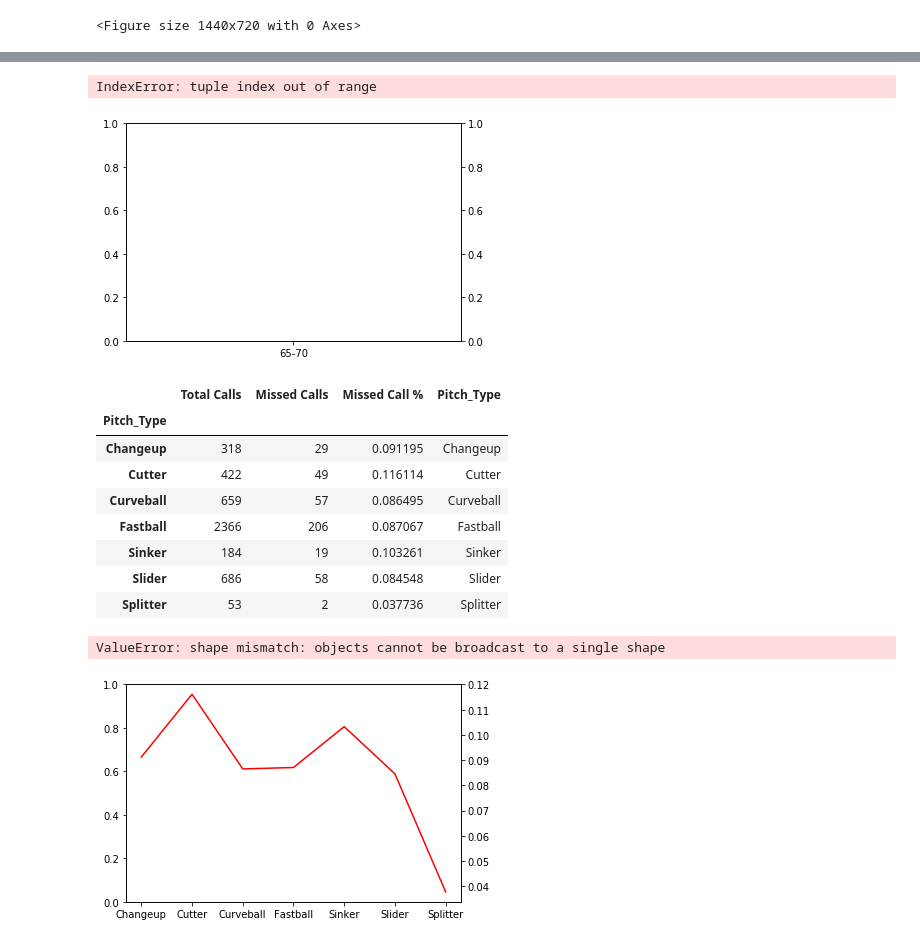
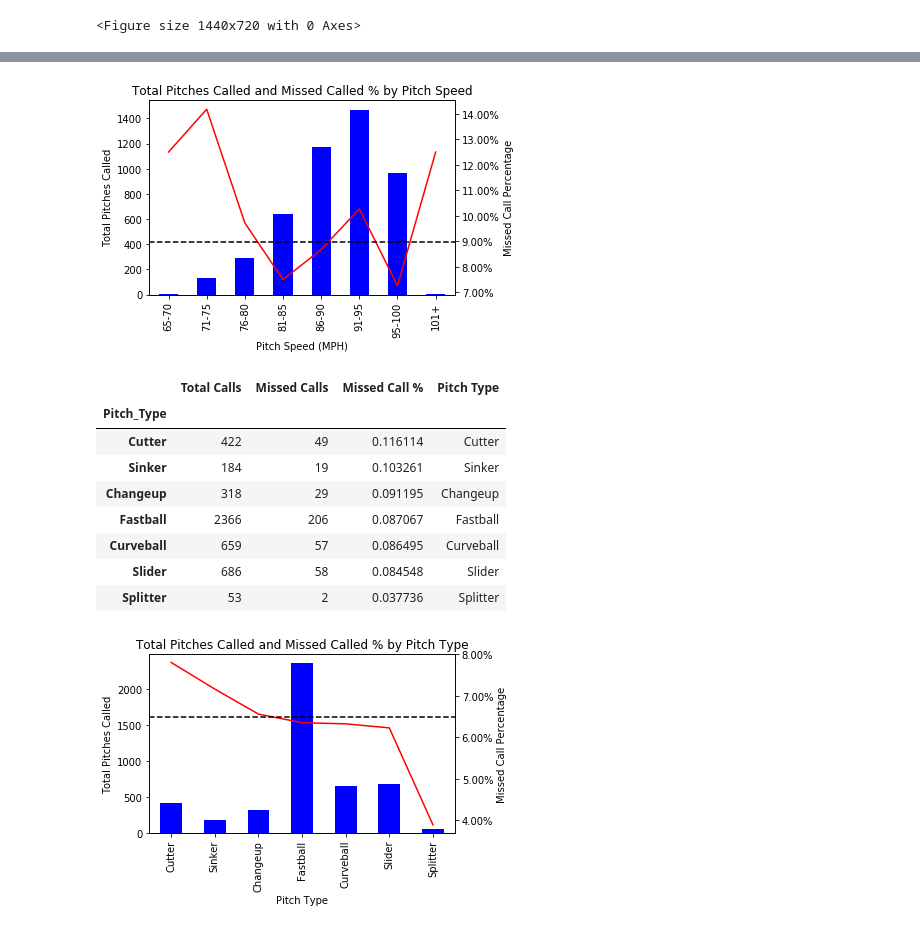
Before and after one commit to ForrestMcDougal/MLB-Postseason-Umpire-Analysis, a Jupyter notebook: Presentation_Charts.ipynb, the cells around one changed output, grey strips where cells are left out. Cells and saved outputs as stored; diff of their text form; code cells hidden in the pictures.

Commit message:
Data wrong on last chart, everythin else is good

```diff
--- a/Presentation_Charts.ipynb
+++ b/Presentation_Charts.ipynb
@@ -66,18 +66,18 @@ incrt_df = pitch_df.loc[pitch_df['Accurate'] == 0]
 home_inc = len(incrt_df.loc[incrt_df["Home/Away"] == "Home"])
 correct_df = pitch_df.loc[pitch_df["Accurate"]== 1]
 home_crt = len(correct_df.loc[correct_df["Home/Away"]=="Home"])
-home_crt_percent = home_crt / (home_inc + home_crt)
-home_inc_percent = 1 - home_crt_percent
+home_crt_percent = home_crt / (home_inc + home_crt) * 100
+home_inc_percent = (100 - home_crt_percent)
 
 away_inc = len(incrt_df.loc[incrt_df["Home/Away"]=="Away"])
 away_crt = len(correct_df.loc[correct_df["Home/Away"]=="Away"])
-away_crt_percent = away_crt / (away_crt + away_inc)
-away_inc_percent = 1 - away_crt_percent
+away_crt_percent = away_crt / (away_crt + away_inc) *100
+away_inc_percent = (100 - away_crt_percent)
 
 correct_calls = [away_crt_percent, home_crt_percent]
 incorrect_calls = [away_inc_percent, home_inc_percent]
 
-mean_line = pitch_df["Accurate"].mean()
+mean_line = pitch_df["Accurate"].mean() * 100
 mean_line_round = round(mean_line,4)
 
 fig = plt.figure()
@@ -90,13 +90,13 @@ p2 = plt.bar(ind, incorrect_calls, bottom = correct_calls)
 
 plt.ylabel("% of Correct Calls")
 plt.xticks(ind,("Away", "Home"))
-plt.yticks(np.arange(0.8, 1.0, 0.05))
-plt.ylim(0.8,1.0)
+plt.yticks(np.arange(80, 100, 5))
+plt.ylim(80,100)
 plt.title("Correct and Incorrect Calls for Home and Away Teams")
 pylab.legend((p1[0], p2[0]), ('Correct Call', 'Incorrect Call'), loc=9, bbox_to_anchor=(0.5, -0.1))
 
-plt.axhline(y=mean_line, color = "black", ls = "dashed")
-plt.text(1.52,0.91, (f"Mean % = {mean_line_round}"))
+plt.axhline(y=mean_line_round, color = "black", ls = "dashed")
+plt.text(1.56, 91, (f"Mean % = {mean_line_round}"))
 
 
 plt.tight_layout()
@@ -247,32 +250,32 @@ See the caveats in the documentation: http://pandas.pydata.org/pandas-docs/stabl
 | 95-100 | 964 | 70 | 0.072614 | 95-100 |
 | 101+ | 8 | 1 | 0.125000 | 101+ |
 # %%
-# figure(figsize=(30,20))
-
 fig, ax1 = plt.subplots()
 
 ax2 = ax1.twinx()
 
-ax2.plot(pitch_speed_df["Incorrect %"], color = "red")
-ax1.bar(pitch_speed_df["Speed Bin"], pitch_speed_df["Total Calls"])
+pitch_speed_df.plot(kind='bar', x='Pitch Speed (MPH)', y='Total Calls', ax=ax1, color='blue')
+pitch_speed_df['Incorrect %'].plot(ax=ax2, color='red')
 
+plt.title('Total Pitches Called and Missed Called % by Pitch Speed')
+plt.xlabel('Pitch Speed (MPH)')
+ax1.set_ylabel('Total Pitches Called')
+ax2.set_ylabel('Missed Call Percentage')
+ax1.get_legend().remove()
 
-plt.title("Total Pitches Called and Missed Called % by Pitch Speed")
-plt.xlabel("Pitch Speed (MPH)")
-ax1.set_ylabel("Total Pitches Called")
-ax2.set_ylabel("Missed Call Percentage")
+incrt_mean = 1 - (mean_line_round/100)
+plt.axhline(y=incrt_mean, color = "black", ls = "dashed")
+
 
 vals = ax2.get_yticks()
 ax2.set_yticklabels(['{:,.2%}'.format(x) for x in vals])
 
-# plt.xlim(60, 105)
 plt.tight_layout()
 
-fig.savefig("Presentation_Images/Calls_pitch_speed.png")
+fig.savefig('Presentation_Images/Calls_pitch_speed.png')
 plt.show()
 # %% [output]
-IndexError: tuple index out of range
-[figure, old version]
+[figure, new version]
 # %%
 pitch_type_df = pd.DataFrame({"Total Calls": pitch_df.groupby("Pitch_Type")["Called Ball/Strike"].count(),
                               "Missed Calls": incrt_df.groupby("Pitch_Type")["Accurate"].count(),
@@ -292,44 +295,43 @@ pitch_type_df = pitch_type_df.rename(index={'FA': 'Fastball',
                     'IB': 'Intentional Ball',
                     'PI': 'Pitchout'})
 
-pitch_type_df['Pitch_Type'] = pitch_type_df.index
-
+pitch_type_df['Pitch Type'] = pitch_type_df.index
+pitch_type_df = pitch_type_df.sort_values(by=["Missed Call %"], ascending = False)
 
 pitch_type_df
 # %% [output]
-|  | Total Calls | Missed Calls | Missed Call % | Pitch_Type |
+|  | Total Calls | Missed Calls | Missed Call % | Pitch Type |
 | Pitch_Type |  |  |  |  |
+| Cutter | 422 | 49 | 0.116114 | Cutter |
+| Sinker | 184 | 19 | 0.103261 | Sinker |
 | Changeup | 318 | 29 | 0.091195 | Changeup |
-| Cutter | 422 | 49 | 0.116114 | Cutter |
+| Fastball | 2366 | 206 | 0.087067 | Fastball |
 | Curveball | 659 | 57 | 0.086495 | Curveball |
-| Fastball | 2366 | 206 | 0.087067 | Fastball |
-| Sinker | 184 | 19 | 0.103261 | Sinker |
 | Slider | 686 | 58 | 0.084548 | Slider |
 | Splitter | 53 | 2 | 0.037736 | Splitter |
 # %%
 fig, ax1 = plt.subplots()
 
 ax2 = ax1.twinx()
-ax2.plot(pitch_type_df["Missed Call %"], color = "red")
-ax1.bar(pitch_type_df["Pitch_Type"], ump_calls_df["Total Calls"])
 
-plt.title("Total Pitches Called and Missed Call % By Pitch Type")
-plt.xlabel("Pitch Type")
-ax2.set_ylabel("Missed Call Percentage")
-ax1.set_ylabel("Total Pitches Called")
+pitch_type_df.plot(kind='bar', x='Pitch Type', y='Total Calls', ax=ax1, color='blue')
+pitch_type_df['Missed Call %'].plot(ax=ax2, color='red')
 
-ax1.tick_params(axis='x')
+plt.title('Total Pitches Called and Missed Called % by Pitch Type')
+plt.xlabel('Pitch Type')
+ax1.set_ylabel('Total Pitches Called')
+ax2.set_ylabel('Missed Call Percentage')
+ax1.get_legend().remove()
+
+incrt_mean = 1 - (mean_line_round/100)
+plt.axhline(y=incrt_mean, color = "black", ls = "dashed")
 
 vals = ax2.get_yticks()
 ax2.set_yticklabels(['{:,.2%}'.format(x) for x in vals])
 
-# plt.axhline(y=inc_mean_line, color = "black", ls = "dashed")
-
-
 plt.tight_layout()
 
-fig.savefig("Presentation_Images/Calls_by_pitch_type.png")
+fig.savefig('Presentation_Images/Calls_pitch_type.png')
 plt.show()
 # %% [output]
-ValueError: shape mismatch: objects cannot be broadcast to a single shape
-[figure, old version]
+[figure, new version]
```
Also changed, not shown: parts of 4 cells of this notebook, 4 other files.
